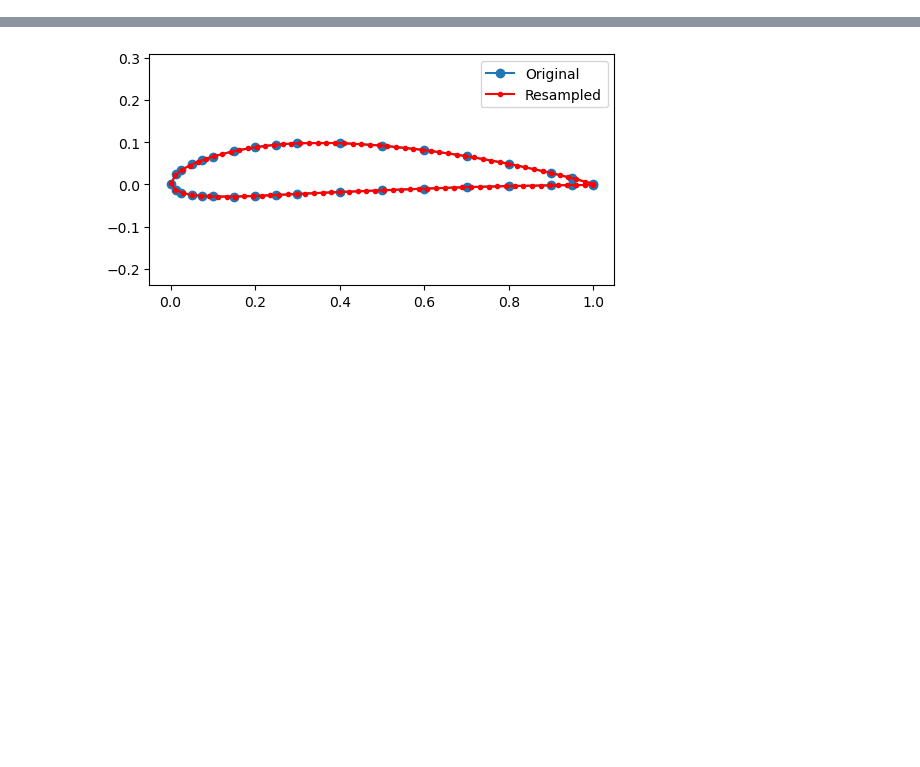
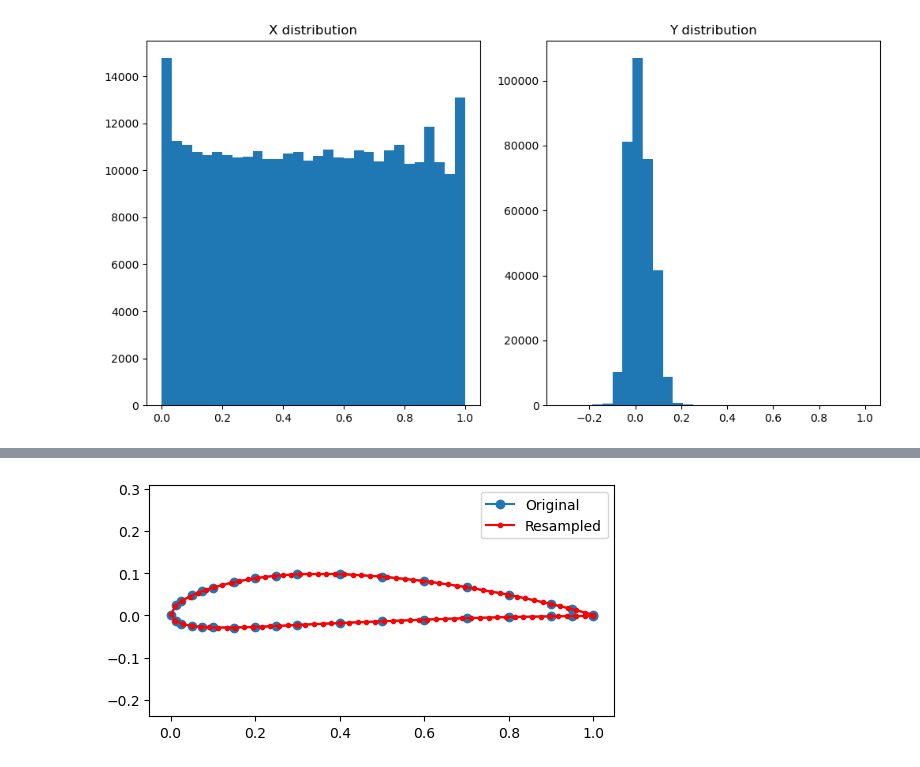
Before and after one commit to tnkm23/Airfoil-VAE, a Jupyter notebook: test01.ipynb, the cells around one changed output, grey strips where cells are left out. Saved outputs shown, nothing was run; the diff lists cells and outputs as text; code cells hidden in the pictures; blank space fills up the shorter version.

```diff
--- a/test01.ipynb
+++ b/test01.ipynb
@@ -32 +15,14 @@ dataset, names, labels = resmpl.process_uiuc_folder(folder, n_points=200)
+# %%
+# dataset 1637件のx,yの分布を確認
+plt.figure(figsize=(12, 6))
+plt.subplot(1, 2, 1)
+plt.hist(dataset[:,:, 0].flatten(), bins=30)
+plt.title('X distribution')
+
+plt.subplot(1, 2, 2)
+plt.hist(dataset[:,:, 1].flatten(), bins=30)
+plt.title('Y distribution')
+plt.show()
+# %% [output]
+[figure, added]
 # %%
```
Also changed, not shown: parts of 21 cells of this notebook, 5 other files.
